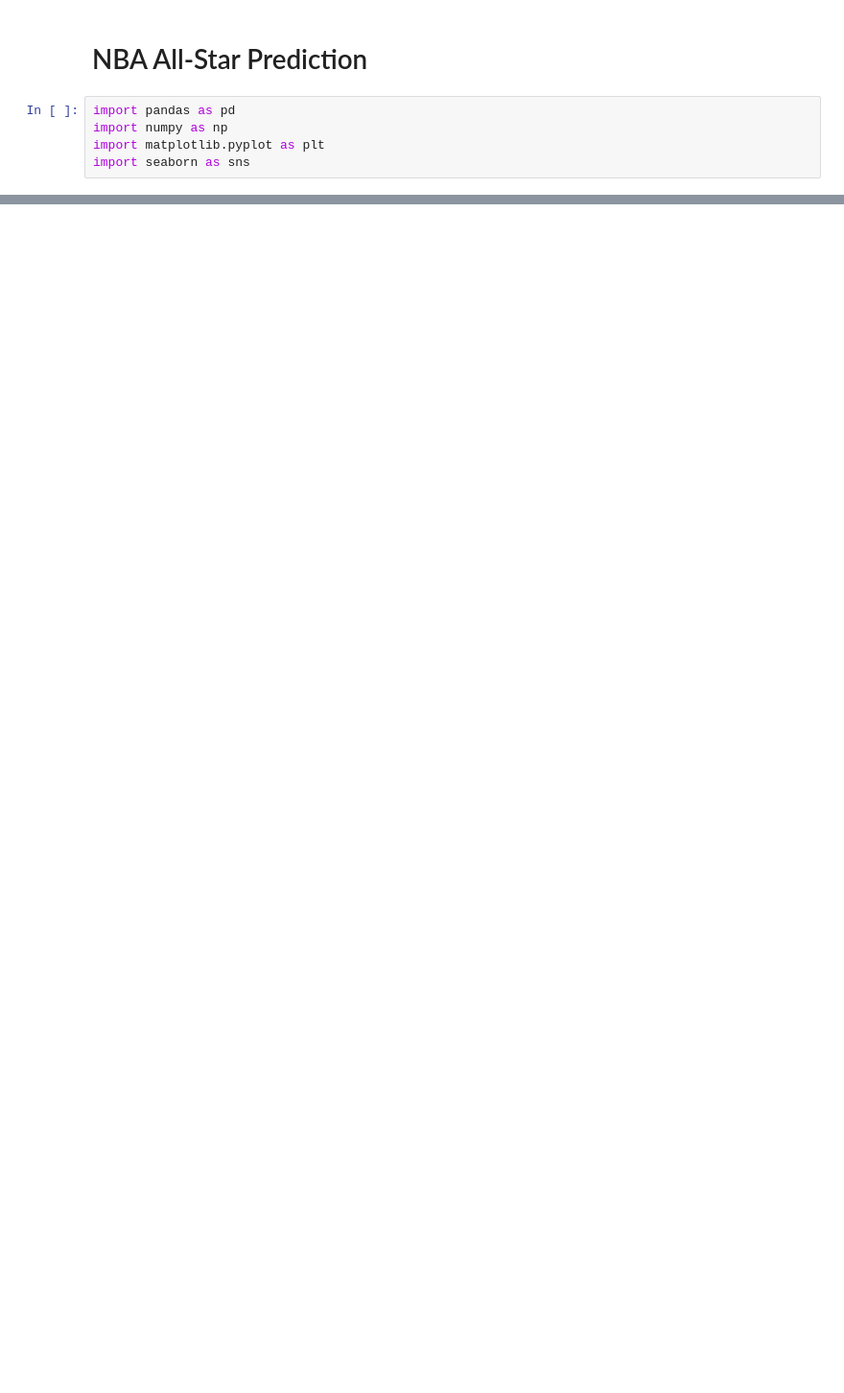
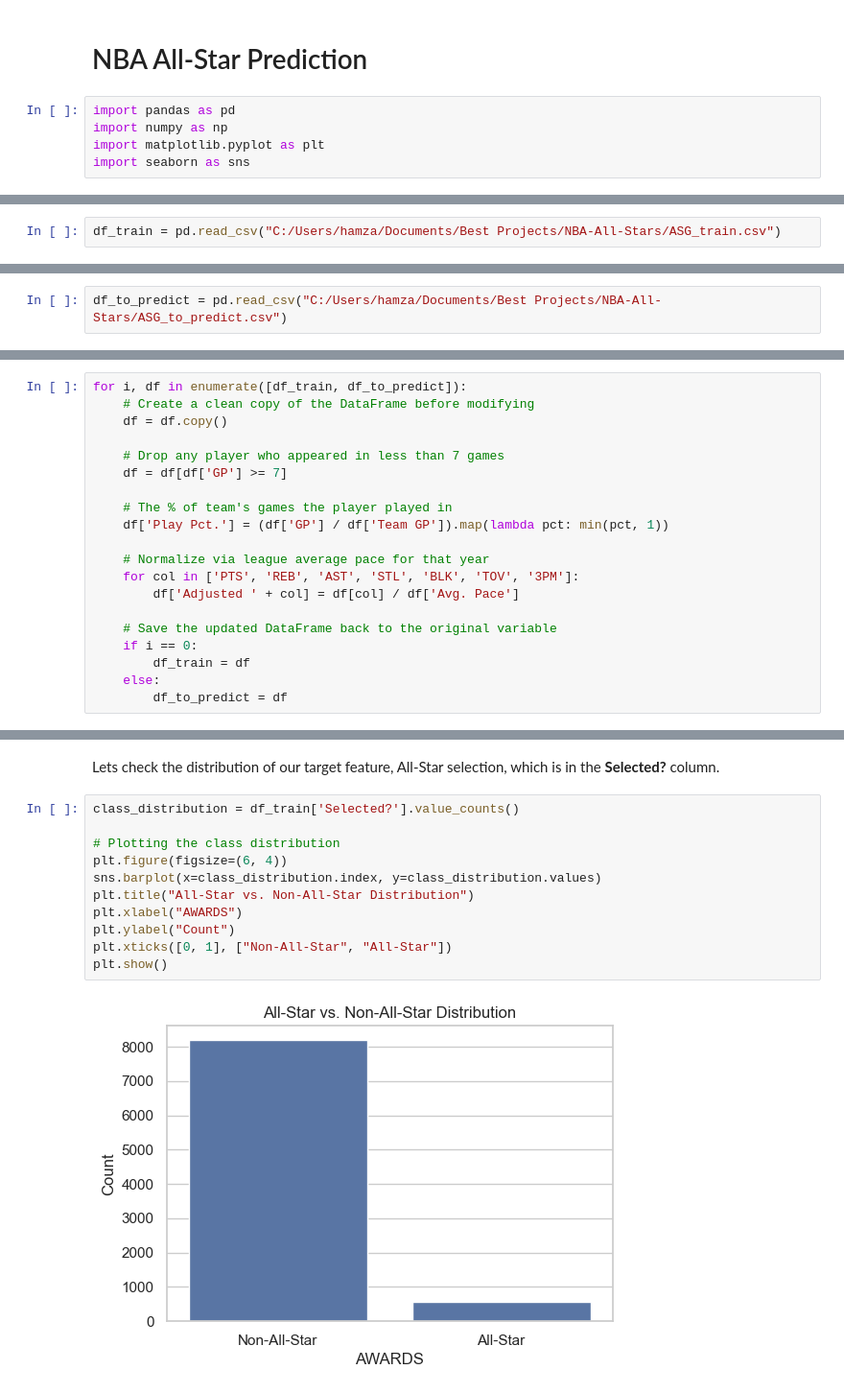
Before and after one commit to hamzatif/NBA-All-Stars, a Jupyter notebook: Project Workbook.ipynb, the cells around one changed output, grey strips where cells are left out. Shown at 96% size. Drawn from its saved outputs; the diff is of its cells as text; blank space fills up the shorter version.

Commit message:
more data added, models finalized, results completed

```diff
--- a/Project Workbook.ipynb
+++ b/Project Workbook.ipynb
@@ -727,0 +10,2 @@ Confusion Matrix:
+# %%
+df_train = pd.read_csv("C:/Users/hamza/Documents/Best Projects/NBA-All-Stars/ASG_train.csv")
@@ -727,0 +28,2 @@ Confusion Matrix:
+# %%
+df_to_predict = pd.read_csv("C:/Users/hamza/Documents/Best Projects/NBA-All-Stars/ASG_to_predict.csv")
@@ -727,0 +103,20 @@ Confusion Matrix:
+# %%
+for i, df in enumerate([df_train, df_to_predict]):
+    # Create a clean copy of the DataFrame before modifying
+    df = df.copy()
+
+    # Drop any player who appeared in less than 7 games
+    df = df[df['GP'] >= 7]
+
+    # The % of team's games the player played in
+    df['Play Pct.'] = (df['GP'] / df['Team GP']).map(lambda pct: min(pct, 1))
+
+    # Normalize via league average pace for that year
+    for col in ['PTS', 'REB', 'AST', 'STL', 'BLK', 'TOV', '3PM']:
+        df['Adjusted ' + col] = df[col] / df['Avg. Pace']
+
+    # Save the updated DataFrame back to the original variable
+    if i == 0:
+        df_train = df
+    else:
+        df_to_predict = df
@@ -727,0 +140,15 @@ Confusion Matrix:
+# %% [markdown]
+Lets check the distribution of our target feature, All-Star selection, which is in the **Selected?** column.
+# %%
+class_distribution = df_train['Selected?'].value_counts()
+
+# Plotting the class distribution
+plt.figure(figsize=(6, 4))
+sns.barplot(x=class_distribution.index, y=class_distribution.values)
+plt.title("All-Star vs. Non-All-Star Distribution")
+plt.xlabel("AWARDS")
+plt.ylabel("Count")
+plt.xticks([0, 1], ["Non-All-Star", "All-Star"])
+plt.show()
+# %% [output]
+[figure, added]
```
Also changed, not shown: parts of 148 cells of this notebook, 6 other files.
